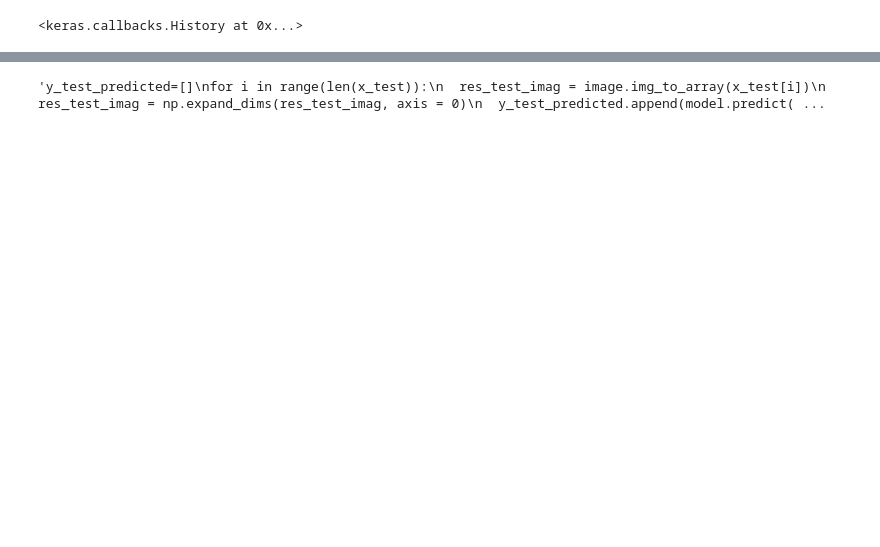
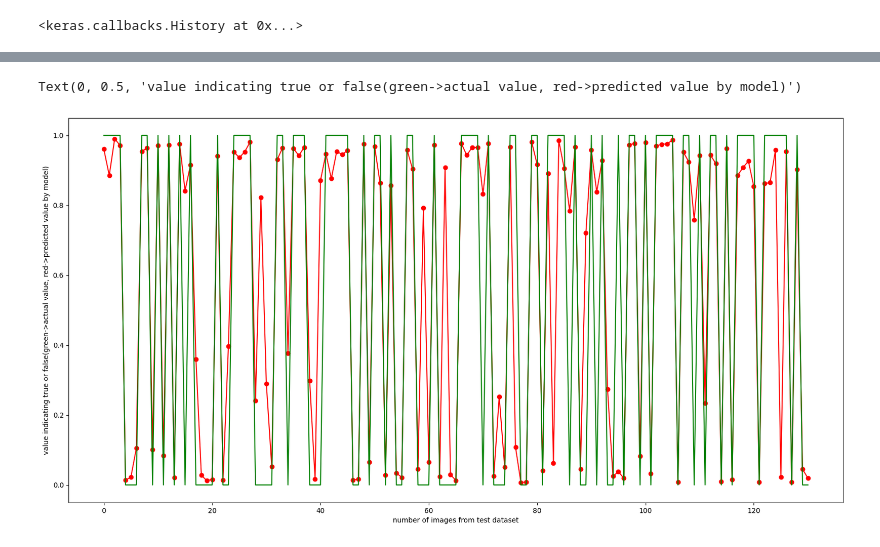
Before and after one commit to DBCooper200/project_dl, a Jupyter notebook: multi_layer_perceptron.ipynb, the cells around one changed output, grey strips where cells are left out. Saved outputs shown, nothing was run; the diff lists cells and outputs as text; code cells hidden in the pictures; blank space fills up the shorter version.

```diff
--- a/multi_layer_perceptron.ipynb
+++ b/multi_layer_perceptron.ipynb
@@ -155,23 +155,23 @@ pred = model.evaluate(x_test, y_test)
 # %%
-'''y_test_predicted=[]
+y_test_predicted=[]
 for i in range(len(x_test)):
   res_test_imag = image.img_to_array(x_test[i])
   res_test_imag = np.expand_dims(res_test_imag, axis = 0)
   y_test_predicted.append(model.predict(res_test_imag,verbose=None))
 y_test_predicted=np.array(y_test_predicted)
 
 %matplotlib inline
 import matplotlib.pyplot as plt
 fig = plt.figure(figsize=(20.0,10.0))
 x_axis = len(x_test)
 y_test_predicted_flattened=y_test_predicted.ravel()
 y_test_flattened=y_test.ravel()
 plt.plot(y_test_predicted_flattened,marker='o',color='red')
 plt.plot(y_test_flattened,color='green');
 plt.xlabel('number of images from test dataset')
 plt.ylabel("value indicating true or false(green->actual value, red->predicted value by model)")
 #green->actual value
 #red->predicted value by model
-'''
 # %% [output]
-'y_test_predicted=[]\nfor i in range(len(x_test)):\n  res_test_imag = image.img_to_array(x_test[i])\n  res_test_imag = np.expand_dims(res_test_imag, axis = 0)\n  y_test_predicted.append(model.predict( ...
+Text(0, 0.5, 'value indicating true or false(green->actual value, red->predicted value by model)')
+[figure, added]
```
Also changed, not shown: parts of 3 cells of this notebook.
